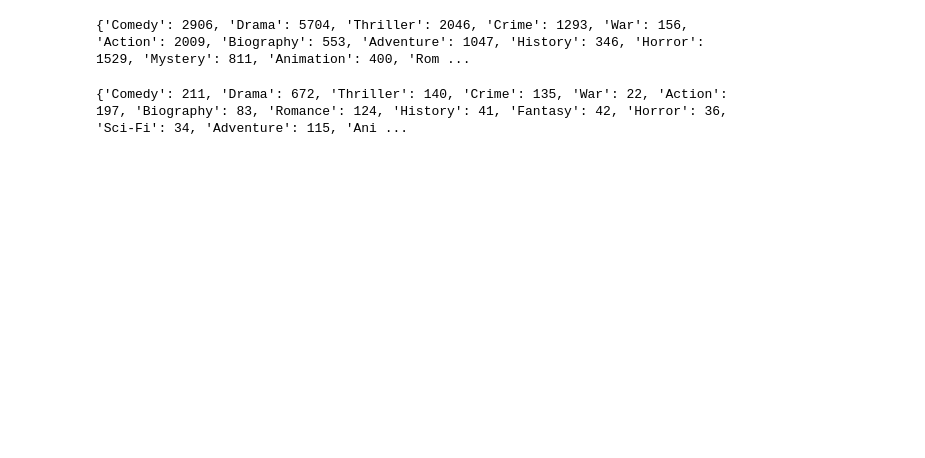
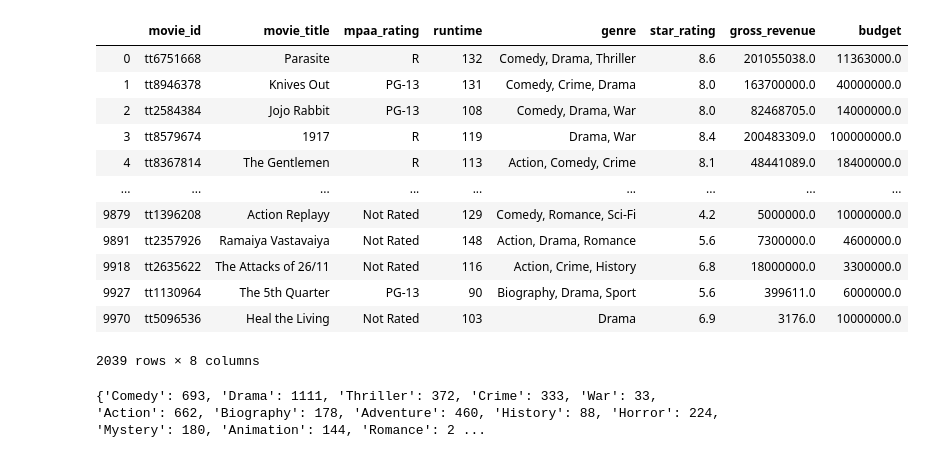
Before and after one commit to gabbyflabby/Movie_Data_Analysis, a Jupyter notebook: Untitled.ipynb, the cells around one changed output. Drawn from its saved outputs; the diff is of its cells as text; code cells hidden in the pictures; blank space fills up the shorter version.

```diff
--- a/Untitled.ipynb
+++ b/Untitled.ipynb
@@ -34,38 +56,54 @@ df['genre'].fillna("No Genre", inplace=True)
 # %%
 #turn gross_revenue and budget NAs into 0
 df['gross_revenue'].fillna(0, inplace=True)
 df['budget'].fillna(0, inplace=True)
+#remove everything from dataframe without a reported revenue or budget
+df = df[df['gross_revenue'] != 0]
+df = df[df['budget'] != 0]
+df
+# %% [output]
+|  | movie_id | movie_title | mpaa_rating | runtime | genre | star_rating | gross_revenue | budget |
+| 0 | tt6751668 | Parasite | R | 132 | Comedy, Drama, Thriller | 8.6 | 201055038.0 | 11363000.0 |
+| 1 | tt8946378 | Knives Out | PG-13 | 131 | Comedy, Crime, Drama | 8.0 | 163700000.0 | 40000000.0 |
+| 2 | tt2584384 | Jojo Rabbit | PG-13 | 108 | Comedy, Drama, War | 8.0 | 82468705.0 | 14000000.0 |
+| 3 | tt8579674 | 1917 | R | 119 | Drama, War | 8.4 | 200483309.0 | 100000000.0 |
+| 4 | tt8367814 | The Gentlemen | R | 113 | Action, Comedy, Crime | 8.1 | 48441089.0 | 18400000.0 |
+| ... | ... | ... | ... | ... | ... | ... | ... | ... |
+| 9879 | tt1396208 | Action Replayy | Not Rated | 129 | Comedy, Romance, Sci-Fi | 4.2 | 5000000.0 | 10000000.0 |
+| 9891 | tt2357926 | Ramaiya Vastavaiya | Not Rated | 148 | Action, Drama, Romance | 5.6 | 7300000.0 | 4600000.0 |
+| 9918 | tt2635622 | The Attacks of 26/11 | Not Rated | 116 | Action, Crime, History | 6.8 | 18000000.0 | 3300000.0 |
+| 9927 | tt1130964 | The 5th Quarter | PG-13 | 90 | Biography, Drama, Sport | 5.6 | 399611.0 | 6000000.0 |
+| 9970 | tt5096536 | Heal the Living | Not Rated | 103 | Drama | 6.9 | 3176.0 | 10000000.0 |
+2039 rows × 8 columns
 # %%
 ##creating visualizations
 # %%
 #how many movies belonged to which genre
-# genre_list = []
-# for genres in df['genre']:
-#     genre_list.extend(genre.strip() for genre in genres.split(','))
-#     genre_dict = {}
-#     for genre in genre_list:
-#         if genre in genre_dict:
-#             genre_dict[genre] += 1
-#         else:
-#             genre_dict[genre] = 1
+genre_list = []
+for genres in df['genre']:
+    genre_list.extend(genre.strip() for genre in genres.split(','))
+    genre_dict = {}
+    for genre in genre_list:
+        if genre in genre_dict:
+            genre_dict[genre] += 1
+        else:
+            genre_dict[genre] = 1
 
-# print(genre_dict)
+print(genre_dict)
 # %% [output]
-{'Comedy': 2906, 'Drama': 5704, 'Thriller': 2046, 'Crime': 1293, 'War': 156, 'Action': 2009, 'Biography': 553, 'Adventure': 1047, 'History': 346, 'Horror': 1529, 'Mystery': 811, 'Animation': 400, 'Rom ...
+{'Comedy': 693, 'Drama': 1111, 'Thriller': 372, 'Crime': 333, 'War': 33, 'Action': 662, 'Biography': 178, 'Adventure': 460, 'History': 88, 'Horror': 224, 'Mystery': 180, 'Animation': 144, 'Romance': 2 ...
 # %%
-average_rating = df['star_rating'].mean()
-highest_rated_df = df[df['star_rating']>(average_rating*1.25)]
+# average_rating = df['star_rating'].mean()
+# highest_rated_df = df[df['star_rating']>(average_rating*1.25)]
 
-genre_list = []
-for genres in highest_rated_df['genre']:
-    genre_list.extend(genre.strip() for genre in genres.split(','))
-    genre_dict = {}
-    for genre in genre_list:
-        if genre in genre_dict:
-            genre_dict[genre] += 1
-        else:
-            genre_dict[genre] = 1
+# genre_list = []
+# for genres in highest_rated_df['genre']:
+#     genre_list.extend(genre.strip() for genre in genres.split(','))
+#     genre_dict = {}
+#     for genre in genre_list:
+#         if genre in genre_dict:
+#             genre_dict[genre] += 1
+#         else:
+#             genre_dict[genre] = 1
 
-print(genre_dict)
+# print(genre_dict)
-# %% [output]
-{'Comedy': 211, 'Drama': 672, 'Thriller': 140, 'Crime': 135, 'War': 22, 'Action': 197, 'Biography': 83, 'Romance': 124, 'History': 41, 'Fantasy': 42, 'Horror': 36, 'Sci-Fi': 34, 'Adventure': 115, 'Ani ...
```
Also changed, not shown: parts of 11 cells of this notebook.
